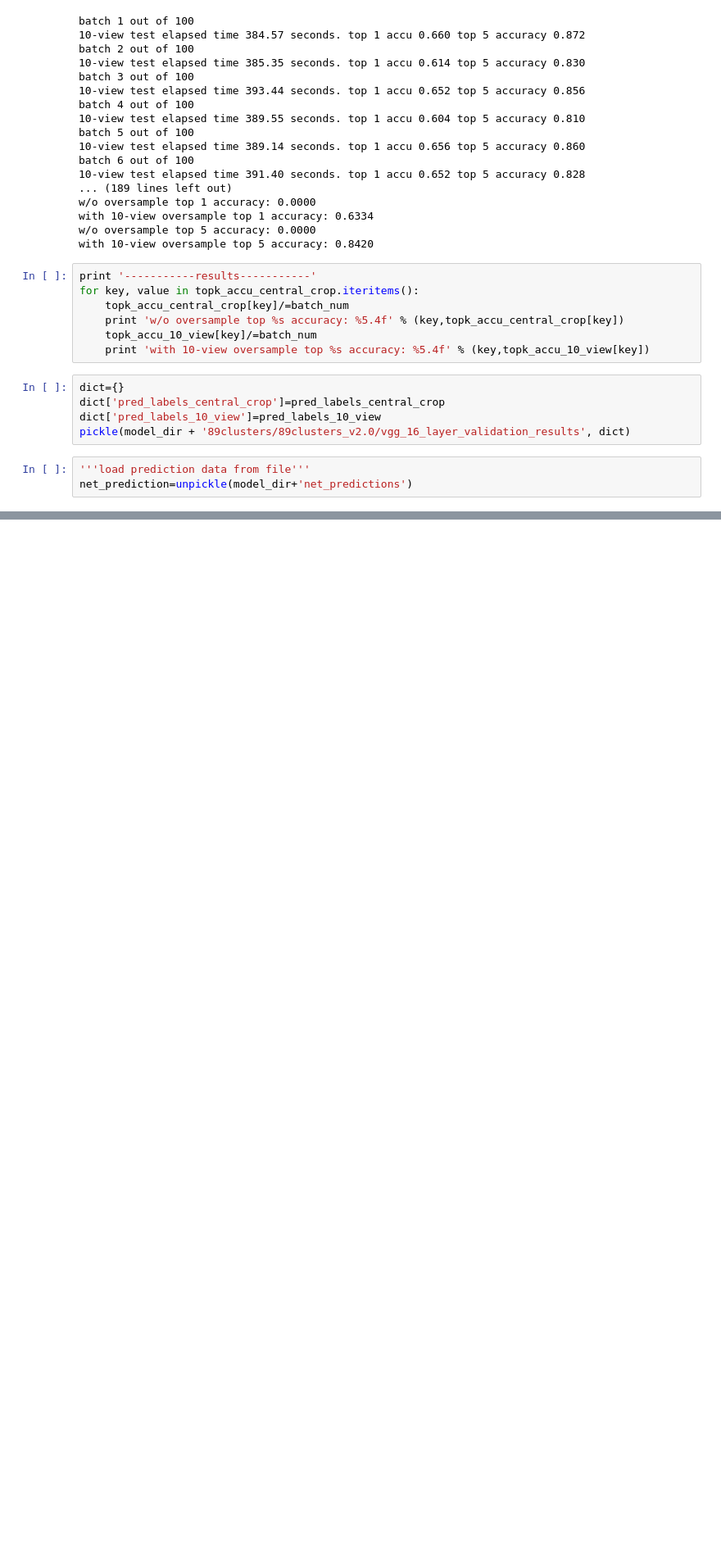
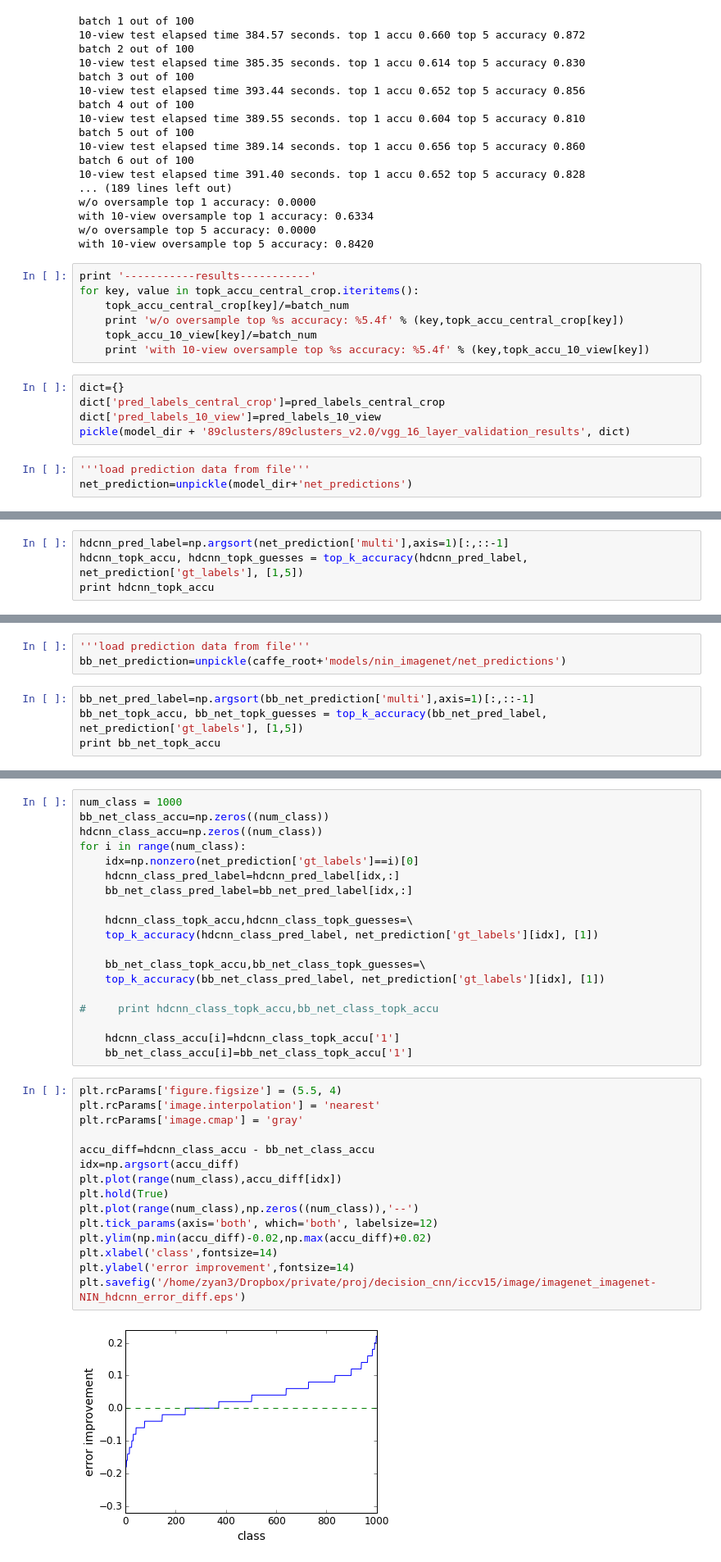
Before and after one commit to stephenyan1231/caffe-public, a Jupyter notebook: examples/imagenet/hdcnn/python/imagenet_classification.ipynb, the cells around one changed output, grey strips where cells are left out. Shown: that part at 82% size. Saved outputs shown, nothing was run; the diff lists cells and outputs as text; blank space fills up the shorter version.

```diff
--- a/examples/imagenet/hdcnn/python/imagenet_classification.ipynb
+++ b/examples/imagenet/hdcnn/python/imagenet_classification.ipynb
@@ -229,0 +234,4 @@ net_prediction=unpickle(model_dir+'net_predictions')
+# %%
+hdcnn_pred_label=np.argsort(net_prediction['multi'],axis=1)[:,::-1]
+hdcnn_topk_accu, hdcnn_topk_guesses = top_k_accuracy(hdcnn_pred_label, net_prediction['gt_labels'], [1,5])
+print hdcnn_topk_accu
@@ -229,0 +240,7 @@ net_prediction=unpickle(model_dir+'net_predictions')
+# %%
+'''load prediction data from file'''
+bb_net_prediction=unpickle(caffe_root+'models/nin_imagenet/net_predictions')
+# %%
+bb_net_pred_label=np.argsort(bb_net_prediction['multi'],axis=1)[:,::-1]
+bb_net_topk_accu, bb_net_topk_guesses = top_k_accuracy(bb_net_pred_label, net_prediction['gt_labels'], [1,5])
+print bb_net_topk_accu
@@ -229,0 +249,36 @@ net_prediction=unpickle(model_dir+'net_predictions')
+# %%
+num_class = 1000
+bb_net_class_accu=np.zeros((num_class))
+hdcnn_class_accu=np.zeros((num_class))
+for i in range(num_class):
+    idx=np.nonzero(net_prediction['gt_labels']==i)[0]
+    hdcnn_class_pred_label=hdcnn_pred_label[idx,:]
+    bb_net_class_pred_label=bb_net_pred_label[idx,:]
+
+    hdcnn_class_topk_accu,hdcnn_class_topk_guesses=\
+    top_k_accuracy(hdcnn_class_pred_label, net_prediction['gt_labels'][idx], [1])
+
+    bb_net_class_topk_accu,bb_net_class_topk_guesses=\
+    top_k_accuracy(bb_net_class_pred_label, net_prediction['gt_labels'][idx], [1])
+
+#     print hdcnn_class_topk_accu,bb_net_class_topk_accu
+
+    hdcnn_class_accu[i]=hdcnn_class_topk_accu['1']
+    bb_net_class_accu[i]=bb_net_class_topk_accu['1']
+# %%
+plt.rcParams['figure.figsize'] = (5.5, 4)
+plt.rcParams['image.interpolation'] = 'nearest'
+plt.rcParams['image.cmap'] = 'gray'
+
+accu_diff=hdcnn_class_accu - bb_net_class_accu
+idx=np.argsort(accu_diff)
+plt.plot(range(num_class),accu_diff[idx])
+plt.hold(True)
+plt.plot(range(num_class),np.zeros((num_class)),'--')
+plt.tick_params(axis='both', which='both', labelsize=12)
+plt.ylim(np.min(accu_diff)-0.02,np.max(accu_diff)+0.02)
+plt.xlabel('class',fontsize=14)
+plt.ylabel('error improvement',fontsize=14)
+plt.savefig('/home/zyan3/Dropbox/private/proj/decision_cnn/iccv15/image/imagenet_imagenet-NIN_hdcnn_error_diff.eps')
+# %% [output]
+[figure, added]
```
Also changed, not shown: parts of 4 cells of this notebook, 21 other files.
